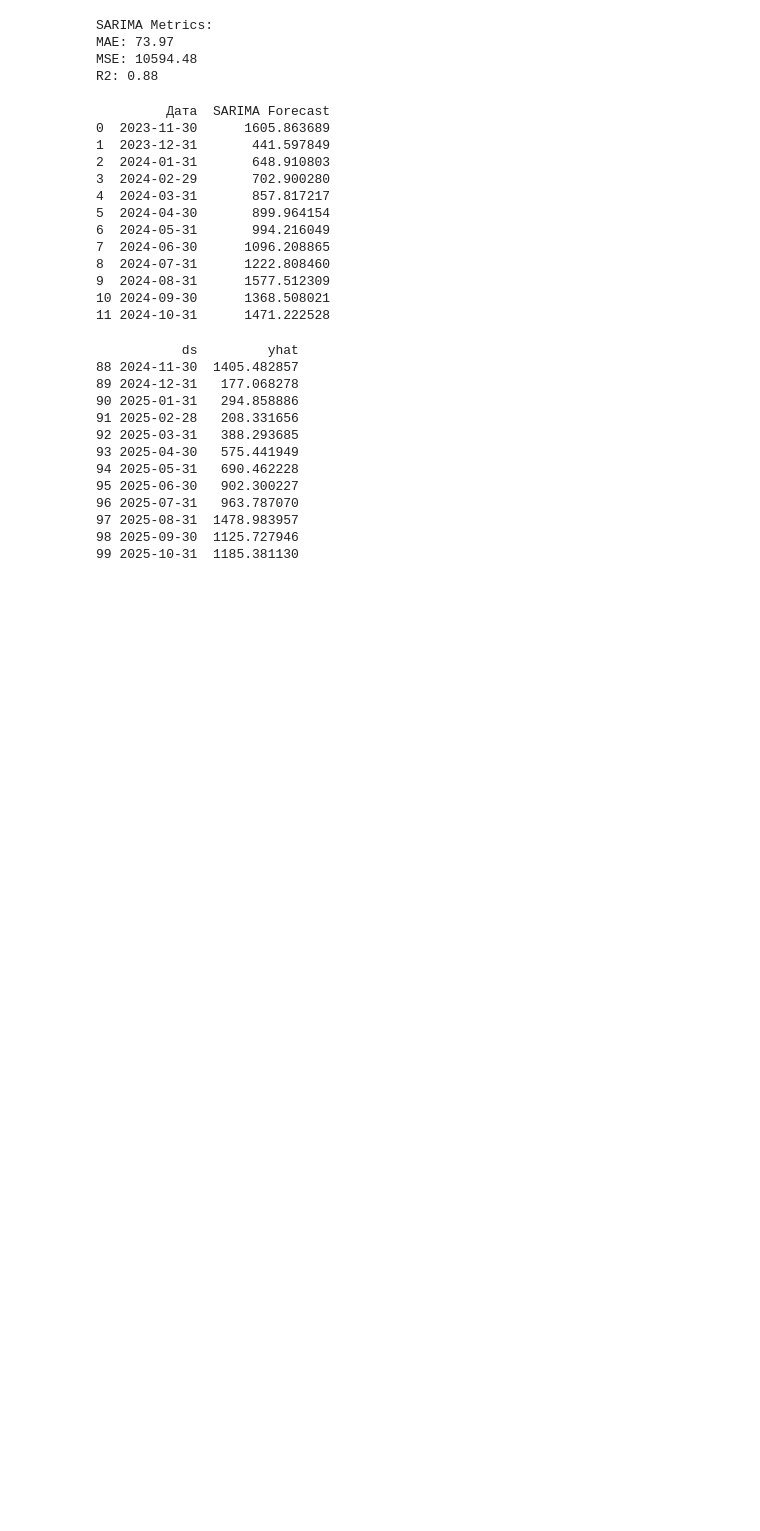
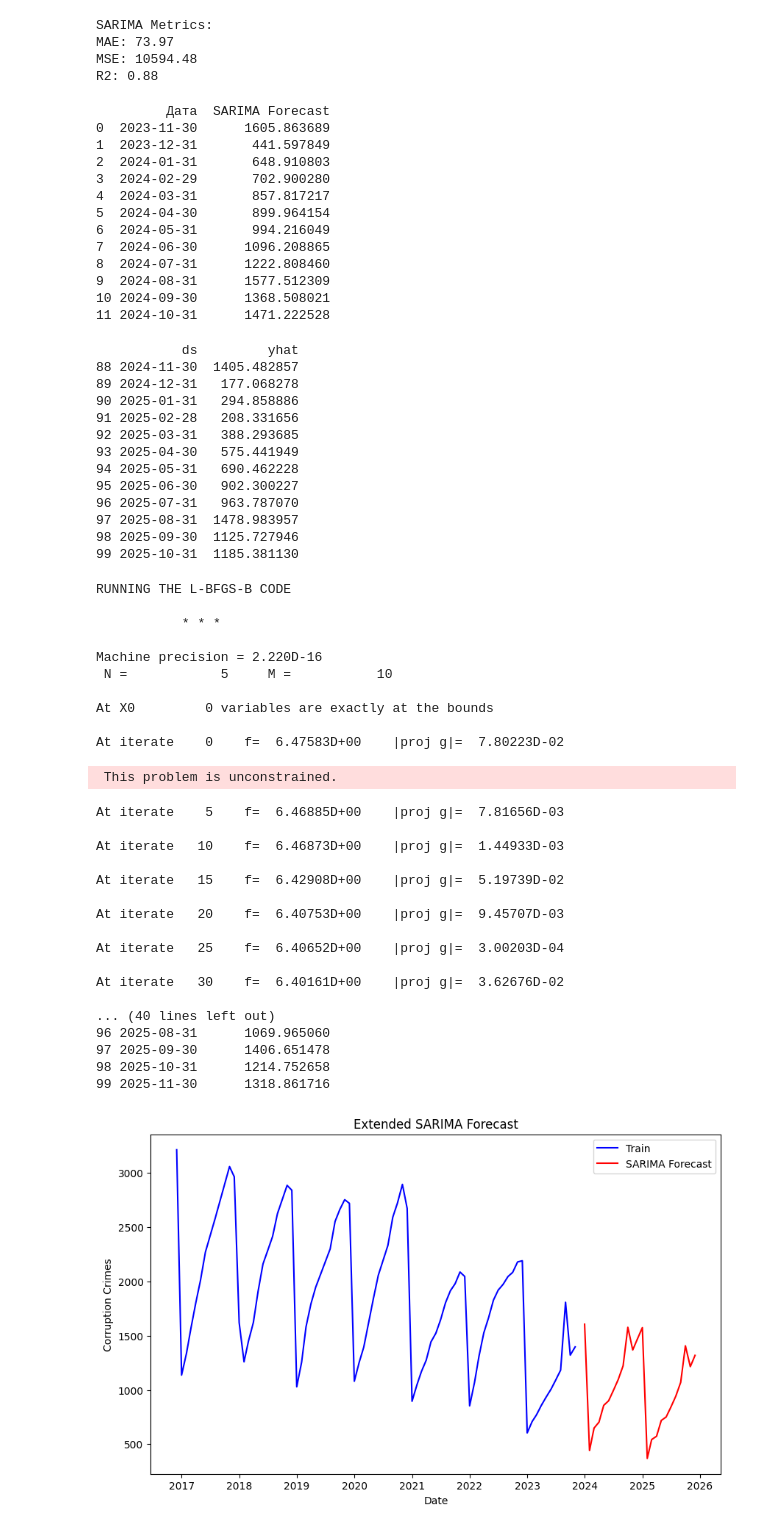
Before and after one commit to W1lden/AI_Final, a Jupyter notebook: models.ipynb, the cells around one changed output. Cells and saved outputs as stored; diff of their text form; code cells hidden in the pictures; blank space fills up the shorter version.

```diff
--- a/models.ipynb
+++ b/models.ipynb
@@ -380,3 +405,62 @@ print(prophet_forecast)
 97 2025-08-31  1478.983957
 98 2025-09-30  1125.727946
 99 2025-10-31  1185.381130
+# %%
+# Fit the SARIMA model
+model_sarima = SARIMAX(train, order=(1, 1, 1), seasonal_order=(1, 1, 1, 12))
+model_fit_sarima = model_sarima.fit()
+
+# Generate forecasts for the entire range, including 2025
+forecast_steps = 24  # Adjust this to include 2025 (e.g., 24 months = 2 years from the end of training data)
+sarima_forecast = model_fit_sarima.get_forecast(steps=forecast_steps)
+forecast_index = pd.date_range(start=train.index[-1], periods=forecast_steps + 1, freq='M')[1:]
+sarima_forecast_values = sarima_forecast.predicted_mean
+
+# Create a DataFrame for the SARIMA forecast
+sarima_forecast_df = pd.DataFrame({
+    'Date': forecast_index,
+    'SARIMA Forecast': sarima_forecast_values
+})
+
+# Print the extended SARIMA forecast
+print(sarima_forecast_df)
+
+# Plot the extended forecast
+plt.figure(figsize=(10, 6))
+plt.plot(train, label="Train", color="blue")
+plt.plot(sarima_forecast_df['Date'], sarima_forecast_df['SARIMA Forecast'], label="SARIMA Forecast", color="red")
+plt.title("Extended SARIMA Forecast")
+plt.xlabel("Date")
+plt.ylabel("Corruption Crimes")
+plt.legend()
+plt.show()
+# %% [output]
+RUNNING THE L-BFGS-B CODE
+
+           * * *
+
+Machine precision = 2.220D-16
+ N =            5     M =           10
+
+At X0         0 variables are exactly at the bounds
+
+At iterate    0    f=  6.47583D+00    |proj g|=  7.80223D-02
+ This problem is unconstrained.
+At iterate    5    f=  6.46885D+00    |proj g|=  7.81656D-03
+
+At iterate   10    f=  6.46873D+00    |proj g|=  1.44933D-03
+
+At iterate   15    f=  6.42908D+00    |proj g|=  5.19739D-02
+
+At iterate   20    f=  6.40753D+00    |proj g|=  9.45707D-03
+
+At iterate   25    f=  6.40652D+00    |proj g|=  3.00203D-04
+
+At iterate   30    f=  6.40161D+00    |proj g|=  3.62676D-02
+
+... (40 lines left out)
+96 2025-08-31      1069.965060
+97 2025-09-30      1406.651478
+98 2025-10-31      1214.752658
+99 2025-11-30      1318.861716
+[figure, added]
```
Also changed, not shown: parts of 3 cells of this notebook, 5 other files.
